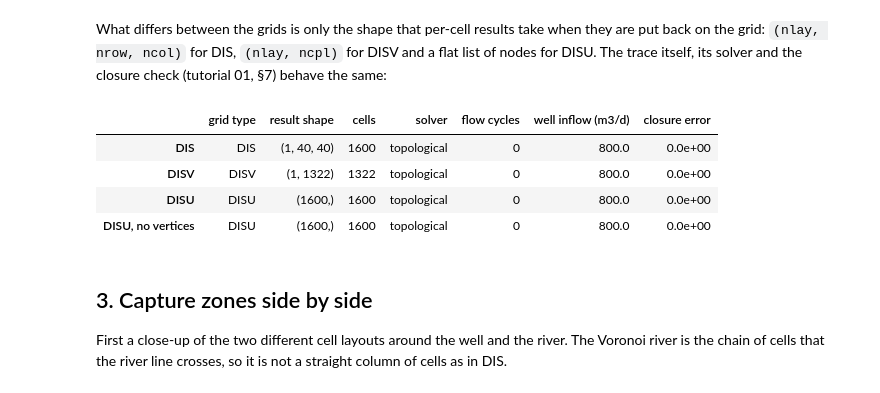
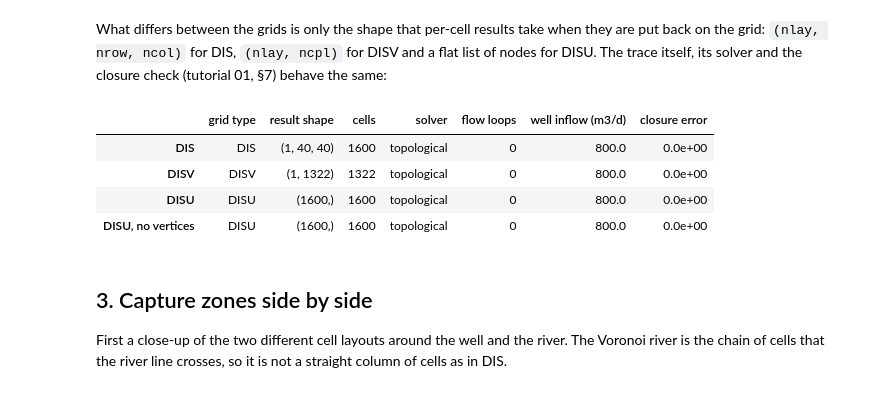
Before and after one commit to rhugman/gw-source, a Jupyter notebook: tutorials/04_grids/04_grids.ipynb, the cells around one changed output. Drawn from its saved outputs; the diff is of its cells as text; code cells hidden in the pictures.

```diff
--- a/tutorials/04_grids/04_grids.ipynb
+++ b/tutorials/04_grids/04_grids.ipynb
@@ -70,8 +75,14 @@ runs = {
     "DIS": hbd.build_quickstart(WORK / "dis", MF6),
     "DISV": hbd.build_voronoi(WORK / "disv", MF6, TRIANGLE, max_area=VORONOI_MAX_AREA),
     "DISU": hbd.build_disu(WORK / "disu", MF6, with_vertices=True),
-    NOVERT: hbd.build_disu(WORK / "disu_novert", MF6, with_vertices=False),
 }
+flopy_log = io.StringIO()
+with contextlib.redirect_stdout(flopy_log):  # FloPy prints a warning each time it builds this grid
+    runs[NOVERT] = hbd.build_disu(WORK / "disu_novert", MF6, with_vertices=False)
+flopy_warnings = [line for line in flopy_log.getvalue().splitlines() if line.startswith("WARNING")]
+print(f"FloPy printed {len(flopy_warnings)} warnings while writing the DISU model without vertices:")
+for line in sorted(set(flopy_warnings)):
+    print(f"  {flopy_warnings.count(line)} x {line}")
 for label, run in runs.items():
     print(f"{label:18s} grid file {run.grb_file.name}")
 # %% [output]
@@ -110,20 +110,20 @@ What differs between the grids is only the shape that per-cell results take when
 # %%
 summary = {}
 for label, step in steps.items():
     res = results[label]
     check = gs.diagnostics.backward_closure(step, res, WELL)
     summary[label] = {
         "grid type": step.grid_type,
         "result shape": step.grid_shape,
         "cells": step.n_cells,
         "solver": res.solver_used[0],
-        "flow cycles": len(res.cycles),
+        "flow loops": len(res.cycles),
         "well inflow (m3/d)": round(res.destination_inflow[WELL], 3),
         "closure error": f"{check.relative_error:.1e}",
     }
 display(pd.DataFrame(summary).T)
 # %% [output]
-|  | grid type | result shape | cells | solver | flow cycles | well inflow (m3/d) | closure error |
+|  | grid type | result shape | cells | solver | flow loops | well inflow (m3/d) | closure error |
 | DIS | DIS | (1, 40, 40) | 1600 | topological | 0 | 800.0 | 0.0e+00 |
 | DISV | DISV | (1, 1322) | 1322 | topological | 0 | 800.0 | 0.0e+00 |
 | DISU | DISU | (1600,) | 1600 | topological | 0 | 800.0 | 0.0e+00 |
```
Also changed, not shown: parts of 24 cells of this notebook, 1 other file.
